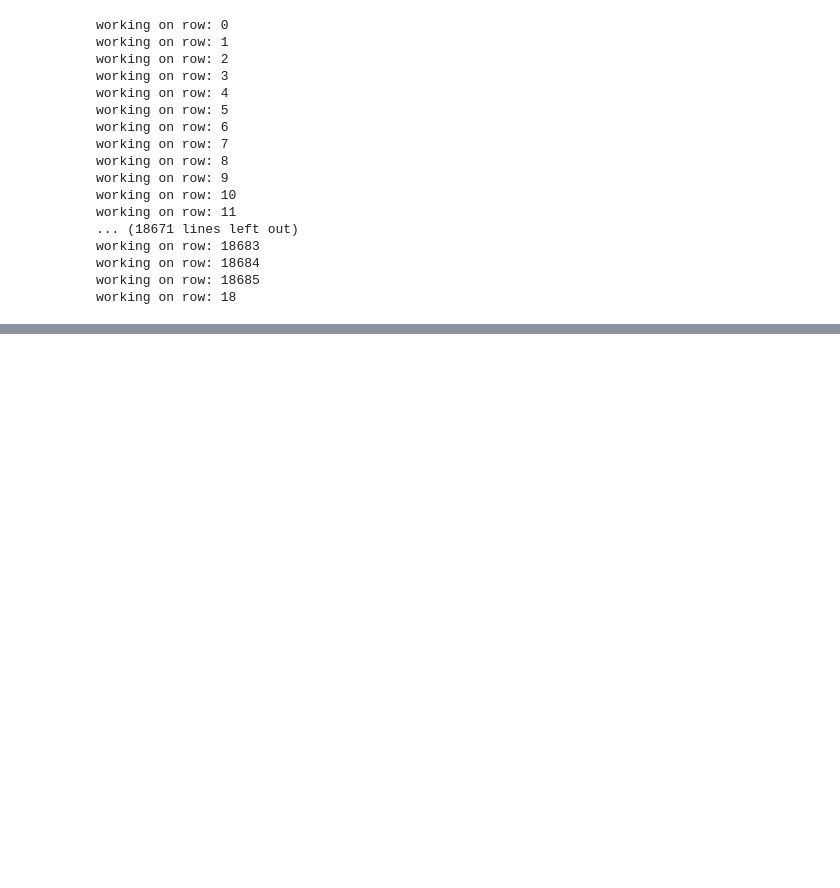
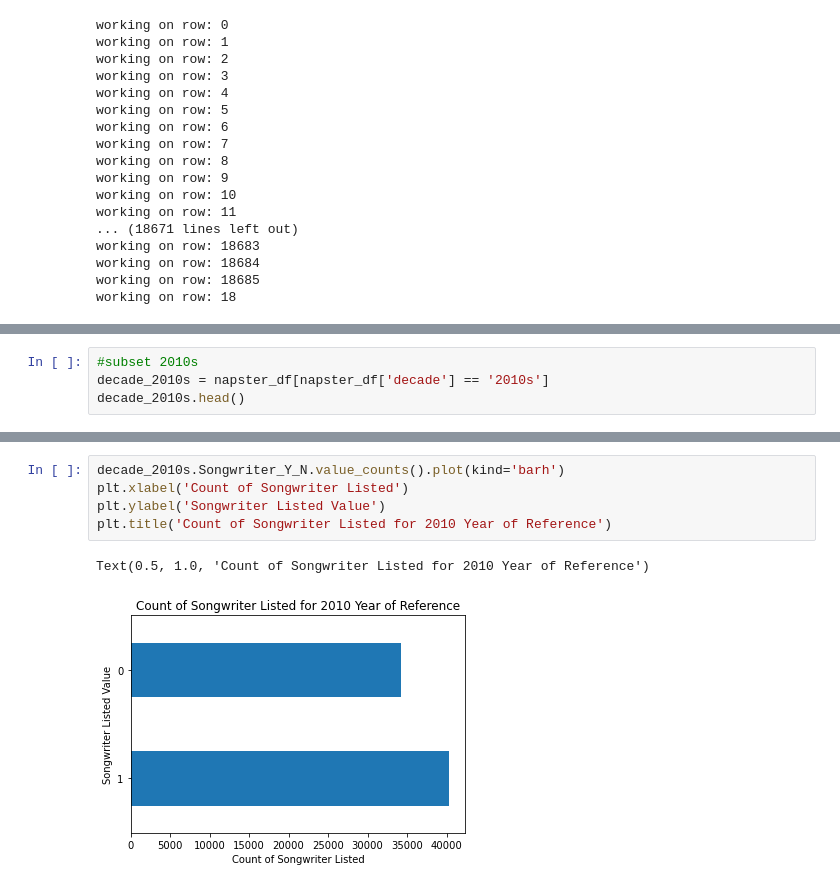
Before and after one commit to LJRollerII/mlc-project-napster, a Jupyter notebook: Notebooks/Napster_Final.ipynb, the cells around one changed output, grey strips where cells are left out. Cells and saved outputs as stored; diff of their text form; blank space fills up the shorter version.

```diff
--- a/Notebooks/Napster_Final.ipynb
+++ b/Notebooks/Napster_Final.ipynb
@@ -372,0 +455,4 @@ display(napster_df[napster_df['new_ref_year'] == 1953])
+# %%
+#subset 2010s
+decade_2010s = napster_df[napster_df['decade'] == '2010s']
+decade_2010s.head()
@@ -372,0 +473,8 @@ display(napster_df[napster_df['new_ref_year'] == 1953])
+# %%
+decade_2010s.Songwriter_Y_N.value_counts().plot(kind='barh')
+plt.xlabel('Count of Songwriter Listed')
+plt.ylabel('Songwriter Listed Value')
+plt.title('Count of Songwriter Listed for 2010 Year of Reference')
+# %% [output]
+Text(0.5, 1.0, 'Count of Songwriter Listed for 2010 Year of Reference')
+[figure, added]
```
Also changed, not shown: parts of 15 cells of this notebook.
